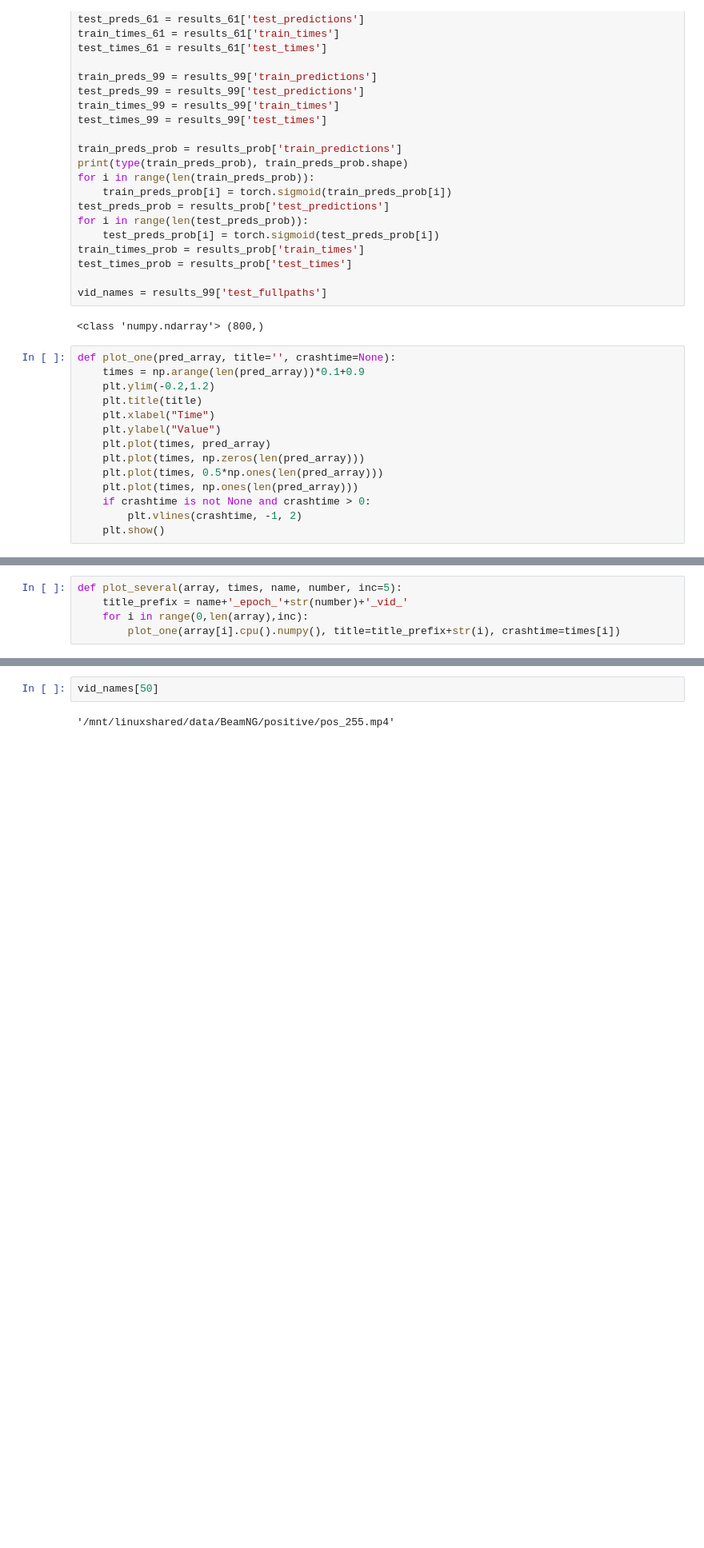
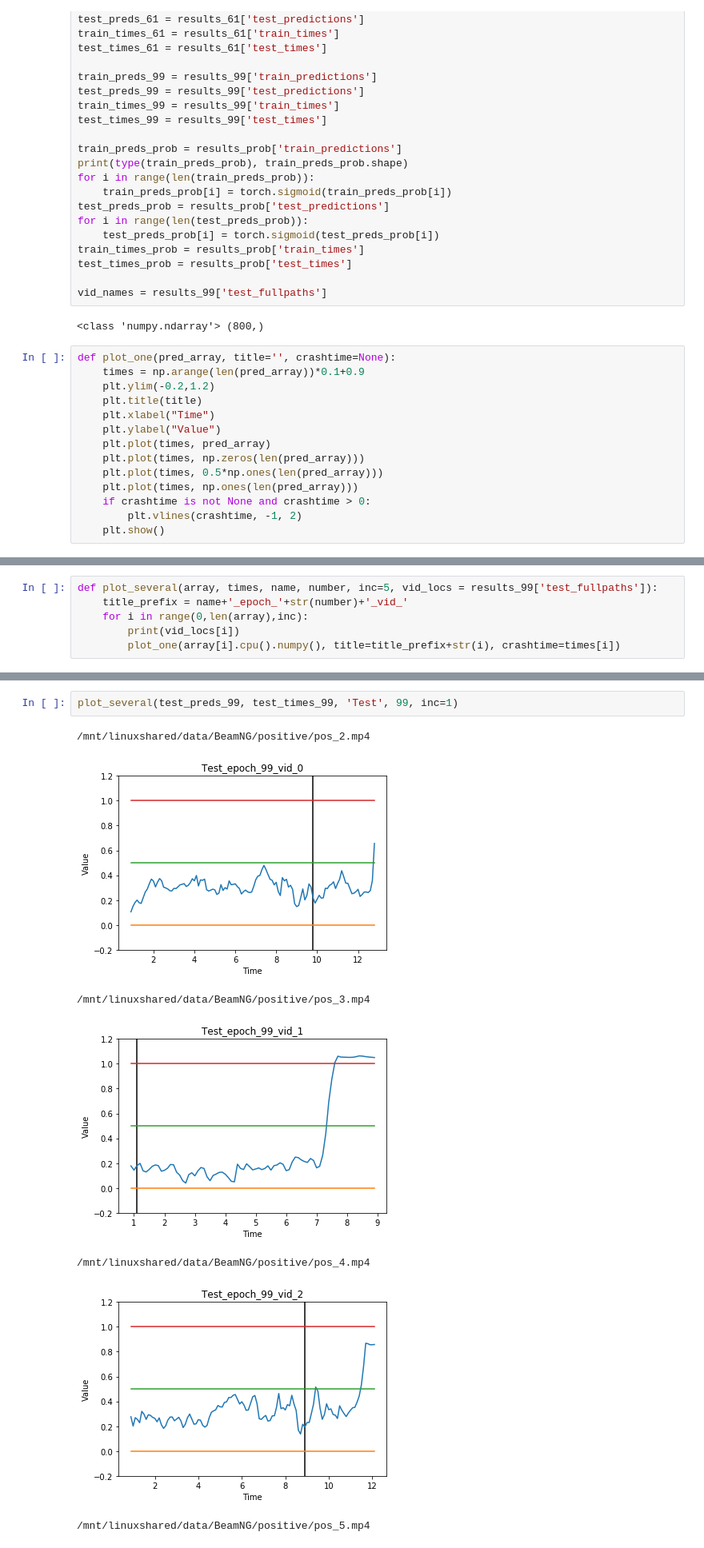
Before and after one commit to rkruser/granger-causal-frames, a Jupyter notebook: visualize.ipynb, the cells around one changed output, grey strips where cells are left out. Shown at 80% size. Cells and saved outputs as stored; diff of their text form; blank space fills up the shorter version.

```diff
--- a/visualize.ipynb
+++ b/visualize.ipynb
@@ -65,5 +65,6 @@ plot_one(test_preds_prob[ind].cpu().numpy(), crashtime=test_times_prob[ind])
 # %%
-def plot_several(array, times, name, number, inc=5):
+def plot_several(array, times, name, number, inc=5, vid_locs = results_99['test_fullpaths']):
     title_prefix = name+'_epoch_'+str(number)+'_vid_'
     for i in range(0,len(array),inc):
+        print(vid_locs[i])
         plot_one(array[i].cpu().numpy(), title=title_prefix+str(i), crashtime=times[i])
@@ -102,4 +71,10 @@ plot_several(train_preds_44, train_times_44, 'prob on train', 30, inc=50)
-# %%
-vid_names[50]
-# %% [output]
-'/mnt/linuxshared/data/BeamNG/positive/pos_255.mp4'
+# %%
+plot_several(test_preds_99, test_times_99, 'Test', 99, inc=1)
+# %% [output]
+/mnt/linuxshared/data/BeamNG/positive/pos_2.mp4
+[figure, added]
+/mnt/linuxshared/data/BeamNG/positive/pos_3.mp4
+[figure, added]
+/mnt/linuxshared/data/BeamNG/positive/pos_4.mp4
+[figure, added]
+/mnt/linuxshared/data/BeamNG/positive/pos_5.mp4
```
Also changed, not shown: parts of 8 cells of this notebook, 4 other files.
